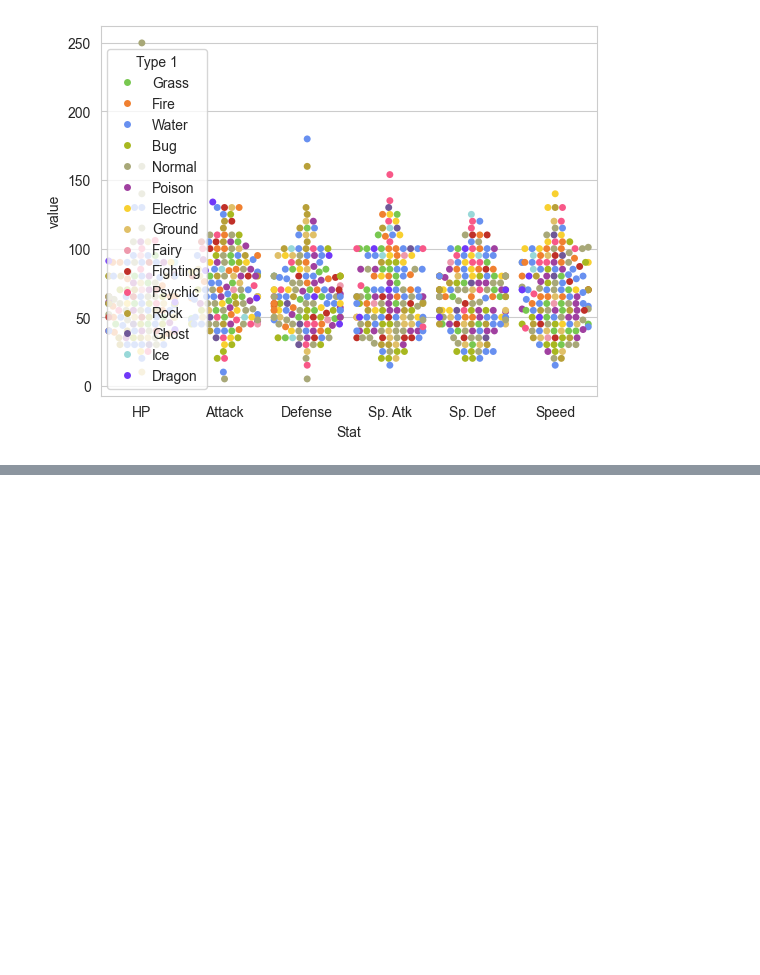
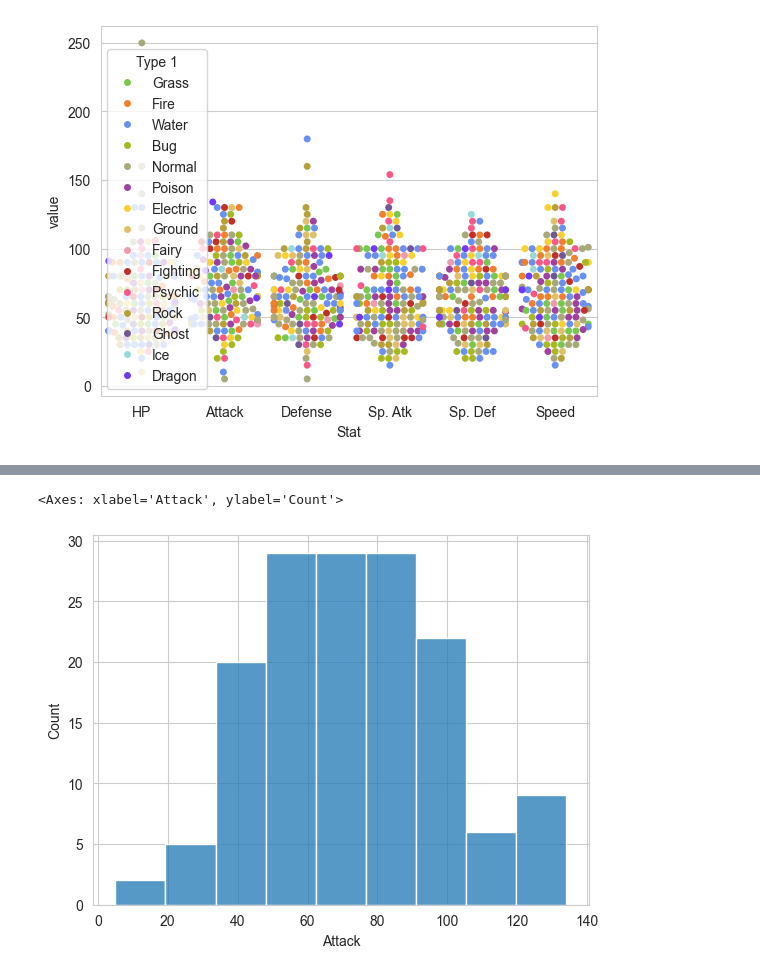
Before and after one commit to Jes-lan/PythonCodes, a Jupyter notebook: Week11.ipynb, the cells around one changed output, grey strips where cells are left out. Saved outputs shown, nothing was run; the diff lists cells and outputs as text; code cells hidden in the pictures; blank space fills up the shorter version.

```diff
--- a/Week11.ipynb
+++ b/Week11.ipynb
@@ -220,0 +252,5 @@ print(data.sort_values('Name').head(50))
+# %%
+sb.histplot(data.Attack)
+# %% [output]
+<Axes: xlabel='Attack', ylabel='Count'>
+[figure, added]
```
Also changed, not shown: parts of 14 cells of this notebook.
